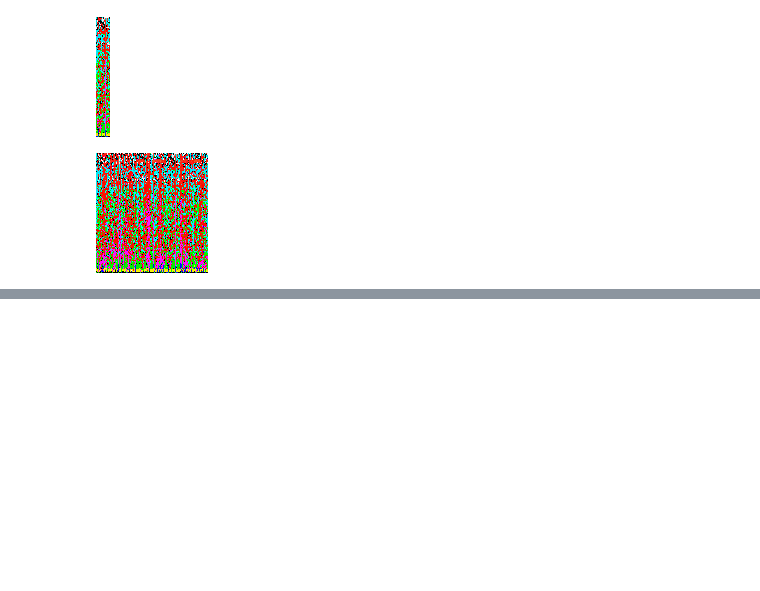
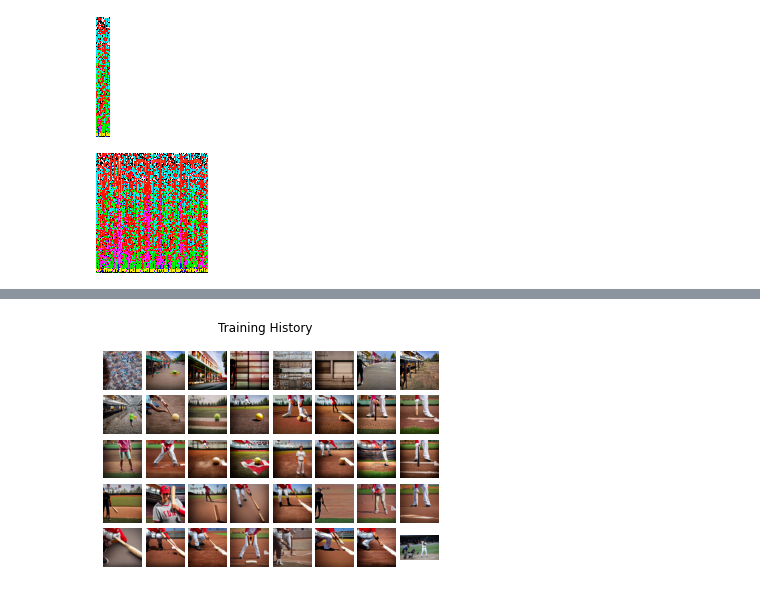
Before and after one commit to yoonhero/Braincoder, a Jupyter notebook: viz_utils/viz_dif.ipynb, the cells around one changed output, grey strips where cells are left out. Saved outputs shown, nothing was run; the diff lists cells and outputs as text; code cells hidden in the pictures; blank space fills up the shorter version.

```diff
--- a/viz_utils/viz_dif.ipynb
+++ b/viz_utils/viz_dif.ipynb
@@ -92,0 +125,16 @@ concat(results)
+# %%
+# fig = plt.figure(figsize=(300, 400))
+fig = plt.figure()
+gs = fig.add_gridspec(5, 8, hspace=0.1,wspace=0.1)
+# main = fig.add_subplot()
+for row in range(5):
+    for column in range(8):
+        ax = fig.add_subplot(gs[row, column])
+        ax.imshow(imgs[8*row+column])
+        ax.axis("off")
+
+fig.suptitle("Training History")
+fig.tight_layout()
+fig.savefig("output.png", dpi=500)
+# %% [output]
+[figure, added]
```
Also changed, not shown: parts of 4 cells of this notebook, 9 other files.
